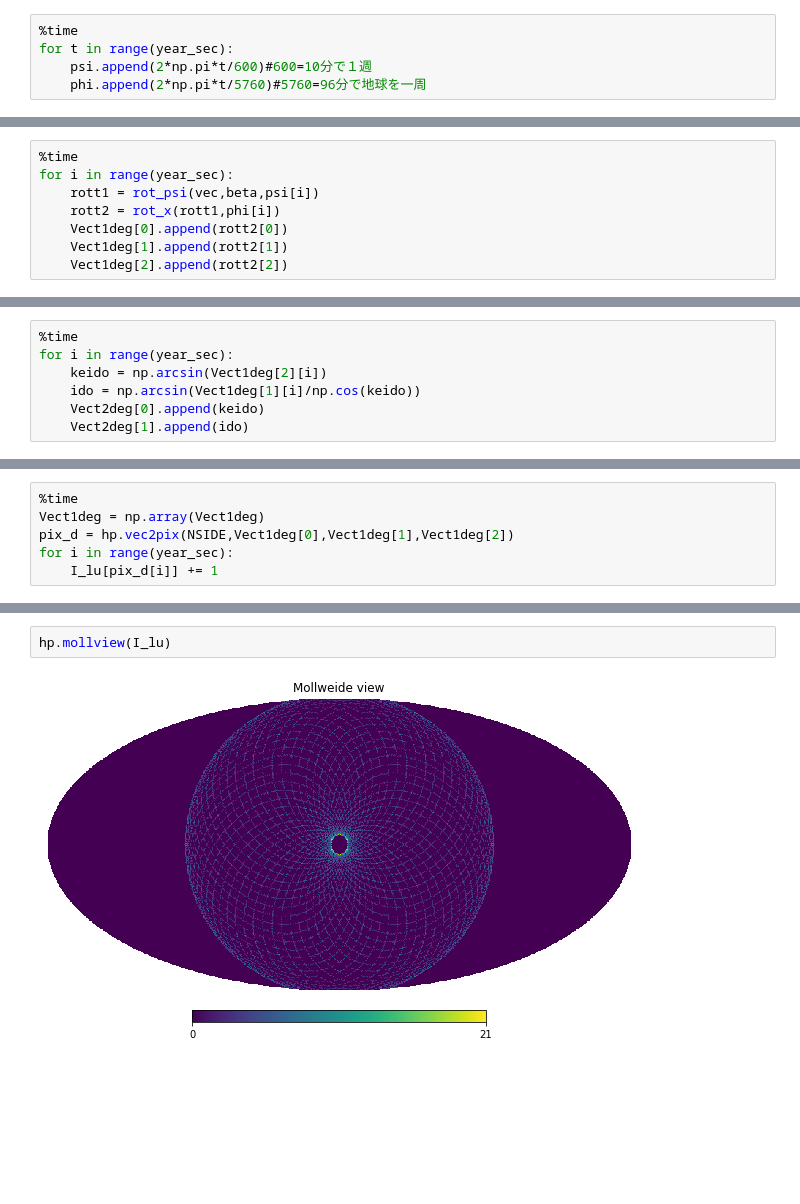
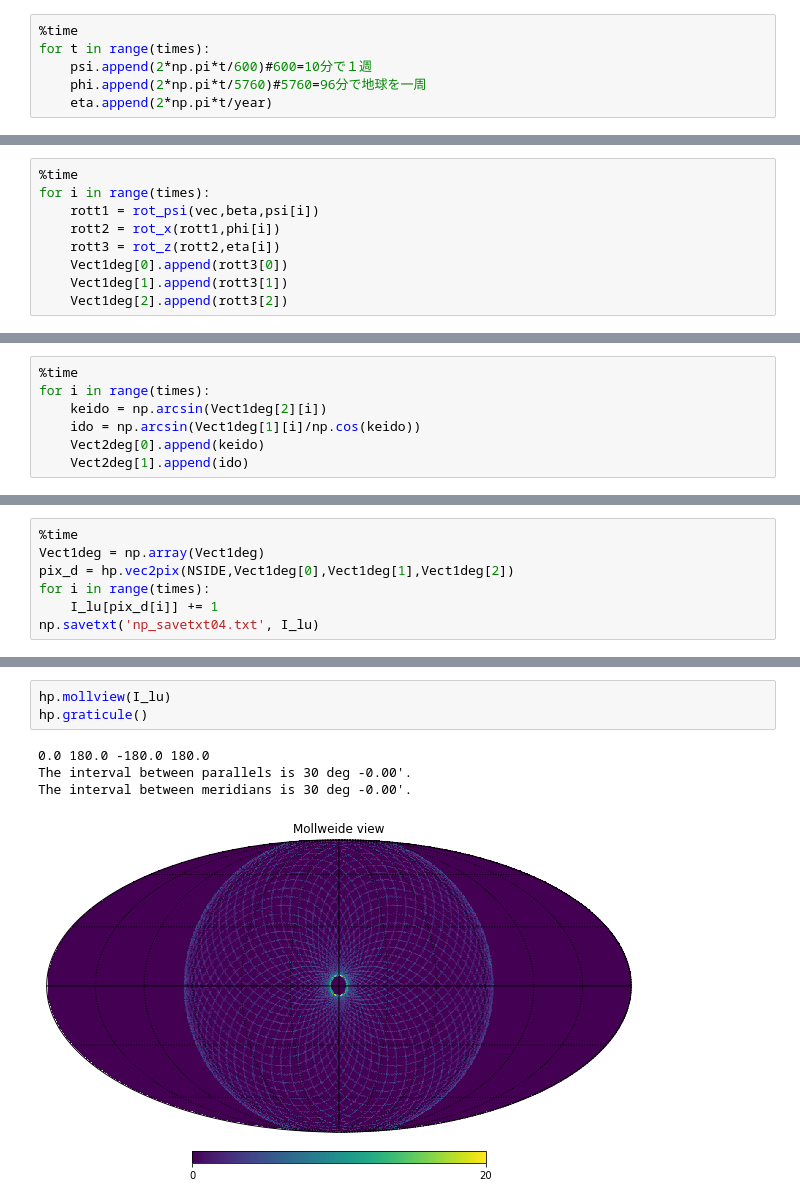
Before and after one commit to yusuke-astro/CMB, a Jupyter notebook: orbit01.ipynb, the cells around one changed output, grey strips where cells are left out. Cells and saved outputs as stored; diff of their text form; blank space fills up the shorter version.

```diff
--- a/orbit01.ipynb
+++ b/orbit01.ipynb
@@ -56,7 +66,8 @@ CPU times: user 2 µs, sys: 1 µs, total: 3 µs
 Wall time: 4.05 µs
 # %%
 %time
-for t in range(year_sec):
+for t in range(times):
     psi.append(2*np.pi*t/600)#600=10分で１週
     phi.append(2*np.pi*t/5760)#5760=96分で地球を一周
+    eta.append(2*np.pi*t/year)
 # %% [output]
@@ -65,10 +76,11 @@ Wall time: 4.05 µs
 # %%
 %time
-for i in range(year_sec):
+for i in range(times):
     rott1 = rot_psi(vec,beta,psi[i])
     rott2 = rot_x(rott1,phi[i])
-    Vect1deg[0].append(rott2[0])
-    Vect1deg[1].append(rott2[1])
-    Vect1deg[2].append(rott2[2])
+    rott3 = rot_z(rott2,eta[i])
+    Vect1deg[0].append(rott3[0])
+    Vect1deg[1].append(rott3[1])
+    Vect1deg[2].append(rott3[2])
 # %% [output]
 CPU times: user 2 µs, sys: 0 ns, total: 2 µs
@@ -76,6 +88,6 @@ Wall time: 5.01 µs
 # %%
 %time
-for i in range(year_sec):
+for i in range(times):
     keido = np.arcsin(Vect1deg[2][i])
     ido = np.arcsin(Vect1deg[1][i]/np.cos(keido))
     Vect2deg[0].append(keido)
@@ -87,6 +99,7 @@ Wall time: 4.05 µs
 %time
 Vect1deg = np.array(Vect1deg)
 pix_d = hp.vec2pix(NSIDE,Vect1deg[0],Vect1deg[1],Vect1deg[2])
-for i in range(year_sec):
+for i in range(times):
     I_lu[pix_d[i]] += 1
+np.savetxt('np_savetxt04.txt', I_lu)
 # %% [output]
@@ -95,4 +108,8 @@ Wall time: 10.3 µs
 # %%
 hp.mollview(I_lu)
+hp.graticule()
 # %% [output]
+0.0 180.0 -180.0 180.0
+The interval between parallels is 30 deg -0.00'.
+The interval between meridians is 30 deg -0.00'.
-[figure, old version]
+[figure, new version]
```
Also changed, not shown: parts of 7 cells of this notebook, 4 other files.
